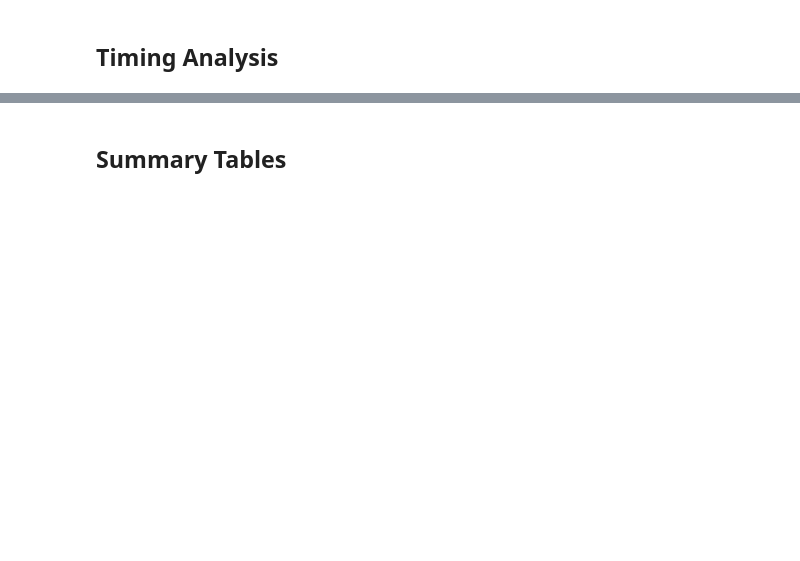
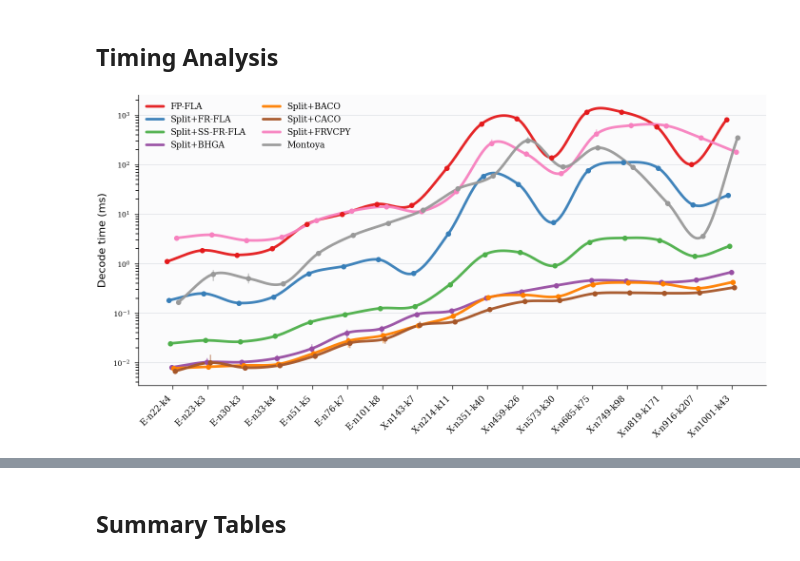
Before and after one commit to leon3428/FPSCP, a Jupyter notebook: notebooks/decoder_comparison.ipynb, the cells around one changed output, grey strips where cells are left out. Cells and saved outputs as stored; diff of their text form; code cells hidden in the pictures; blank space fills up the shorter version.

```diff
--- a/notebooks/decoder_comparison.ipynb
+++ b/notebooks/decoder_comparison.ipynb
@@ -403,35 +402,37 @@ def plot_timing_vs_size(results, title, save_path=None):
         q75 = np.array([np.percentile([time_fn(p) for p in results[n]], 75) for n in names])
         x_pos = xs + offsets[idx]
 
         smooth_x, smooth_y = _smooth_log_curve(x_pos, medians)
         ax.plot(smooth_x, smooth_y, color=color, linewidth=2.0,
                 solid_capstyle='round', alpha=0.95, zorder=3,
                 label=timing_labels.get(label, label))
         ax.scatter(x_pos, medians, color=color, s=9, zorder=4)
         ax.errorbar(x_pos, medians,
                     yerr=np.vstack((medians - q25, q75 - medians)),
                     fmt='none', ecolor=color, elinewidth=1.0,
                     capsize=0, alpha=0.5, zorder=1)
 
     ax.set_xticks(xs)
     ax.set_xticklabels(names, rotation=45, ha='right')
     ax.set_xlabel('')
     ax.set_ylabel('Decode time (ms)', fontsize=8, fontname='Sans')
     ax.set_yscale('log')
     ax.legend(fontsize=6.5, ncol=2, frameon=False)
     _style_ax(ax)
     ax.tick_params(axis='x', labelsize=6.5)
     ax.tick_params(axis='y', labelsize=5.5)
     fig.tight_layout()
     if save_path:
         fig.savefig(save_path)
     plt.show()
 
 
-plot_timing_vs_size(random_results, 'Random — median decode time vs size',
-                    save_path='../.output/timing_vs_size_random.png')
+# plot_timing_vs_size(random_results, 'Random — median decode time vs size',
+#                     save_path='../.output/timing_vs_size_random.png')
 plot_timing_vs_size(knn_results, 'KNN — median decode time vs size',
                     save_path='../.output/timing_vs_size_knn.png')
+# %% [output]
+[figure, added]
 # %%
 def plot_timing_boxplots(results, title, save_path=None):
     """Box plots of per-permutation pipeline time per instance."""
```
Also changed, not shown: parts of 2 cells of this notebook, 2 other files.
